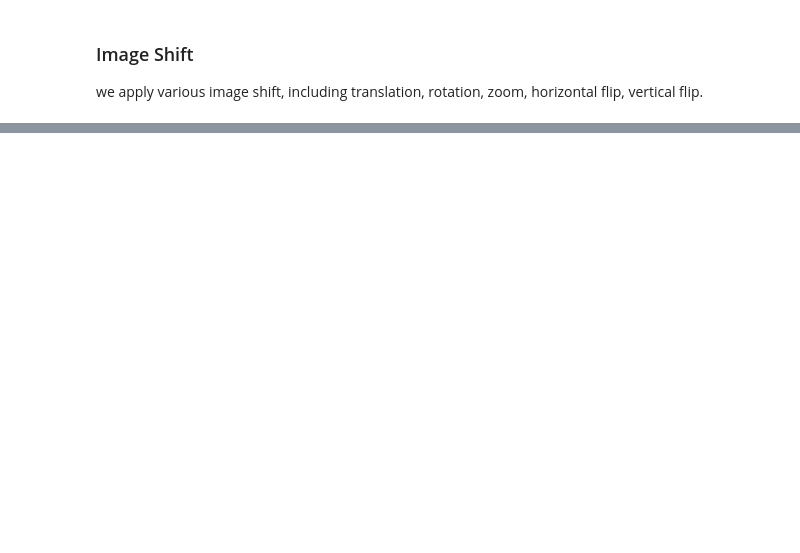
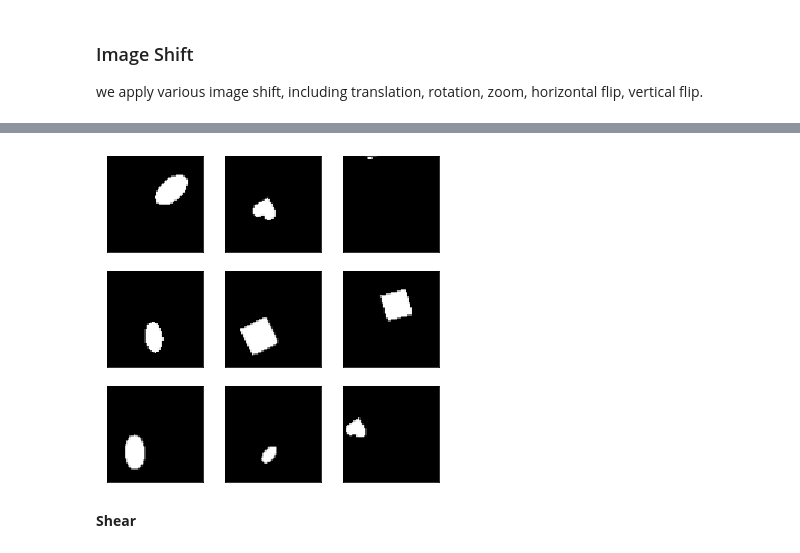
Before and after one commit to maleakhiw/explaining-dataset-shifts, a Jupyter notebook: notebooks/Data_Exploration.ipynb, the cells around one changed output, grey strips where cells are left out. Cells and saved outputs as stored; diff of their text form; code cells hidden in the pictures; blank space fills up the shorter version.

```diff
--- a/notebooks/Data_Exploration.ipynb
+++ b/notebooks/Data_Exploration.ipynb
@@ -183,0 +201,11 @@ show_images_grid(x_gaussian.reshape([-1, 64, 64])[np.random.randint(0, 2000, 50)
+# %%
+## Large image shift (with delta = 1/ applied to full dataset)
+shift = "large_img_shift_1.0" # (translation)
+x_img, y_img = apply_img_shift(deepcopy(x_train_flatten), y_train, ORIGINAL_SHAPE, "large", 1.0, ["width_shift", "height_shift"])
+# %%
+# Plot example of images after applying large image shift to them
+show_images_grid(x_img.reshape([-1, 64, 64])[np.random.randint(0, 2000, 50)], num_images=9)
+# %% [output]
+[figure, added]
+# %% [markdown]
+**Shear**
```
Also changed, not shown: parts of 22 cells of this notebook.
